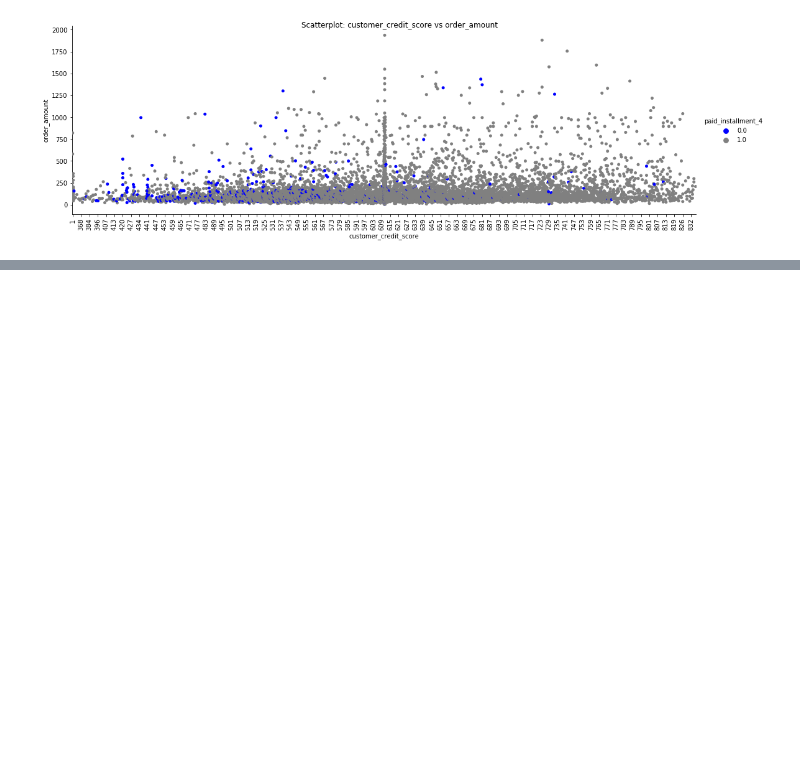
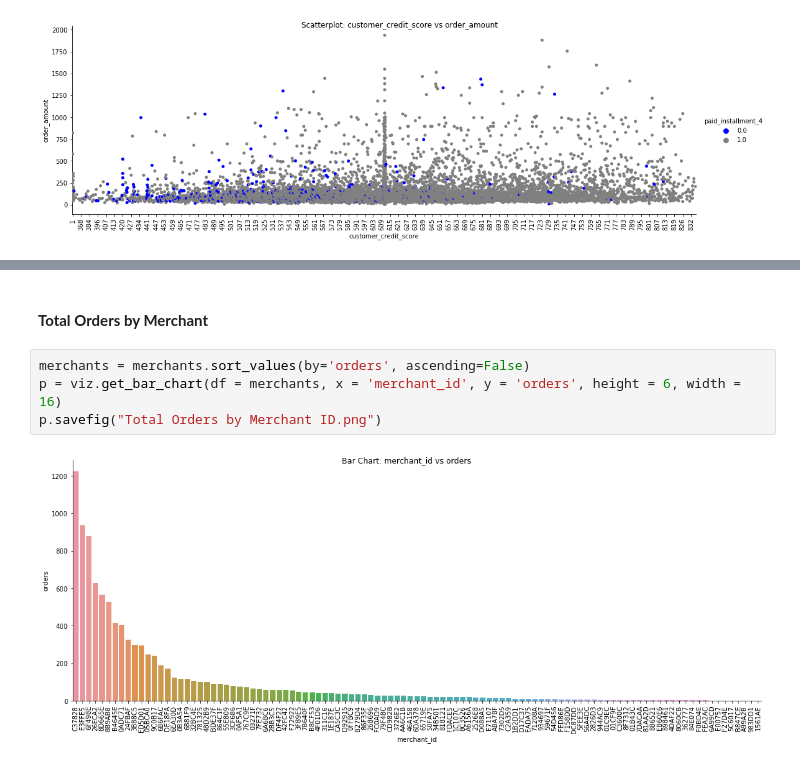
Before and after one commit to gordonsilvera/quadpay_analysis, a Jupyter notebook: notebooks/02_data_viz_analysis.ipynb, the cells around one changed output, grey strips where cells are left out. Saved outputs shown, nothing was run; the diff lists cells and outputs as text; blank space fills up the shorter version.

```diff
--- a/notebooks/02_data_viz_analysis.ipynb
+++ b/notebooks/02_data_viz_analysis.ipynb
@@ -221,0 +221,10 @@ merchant_count.head()
+# %% [markdown]
+<br>
+
+__Total Orders by Merchant__
+# %%
+merchants = merchants.sort_values(by='orders', ascending=False)
+p = viz.get_bar_chart(df = merchants, x = 'merchant_id', y = 'orders', height = 6, width = 16)
+p.savefig("Total Orders by Merchant ID.png")
+# %% [output]
+[figure, added]
```
Also changed, not shown: parts of 18 cells of this notebook, 4 other files.
